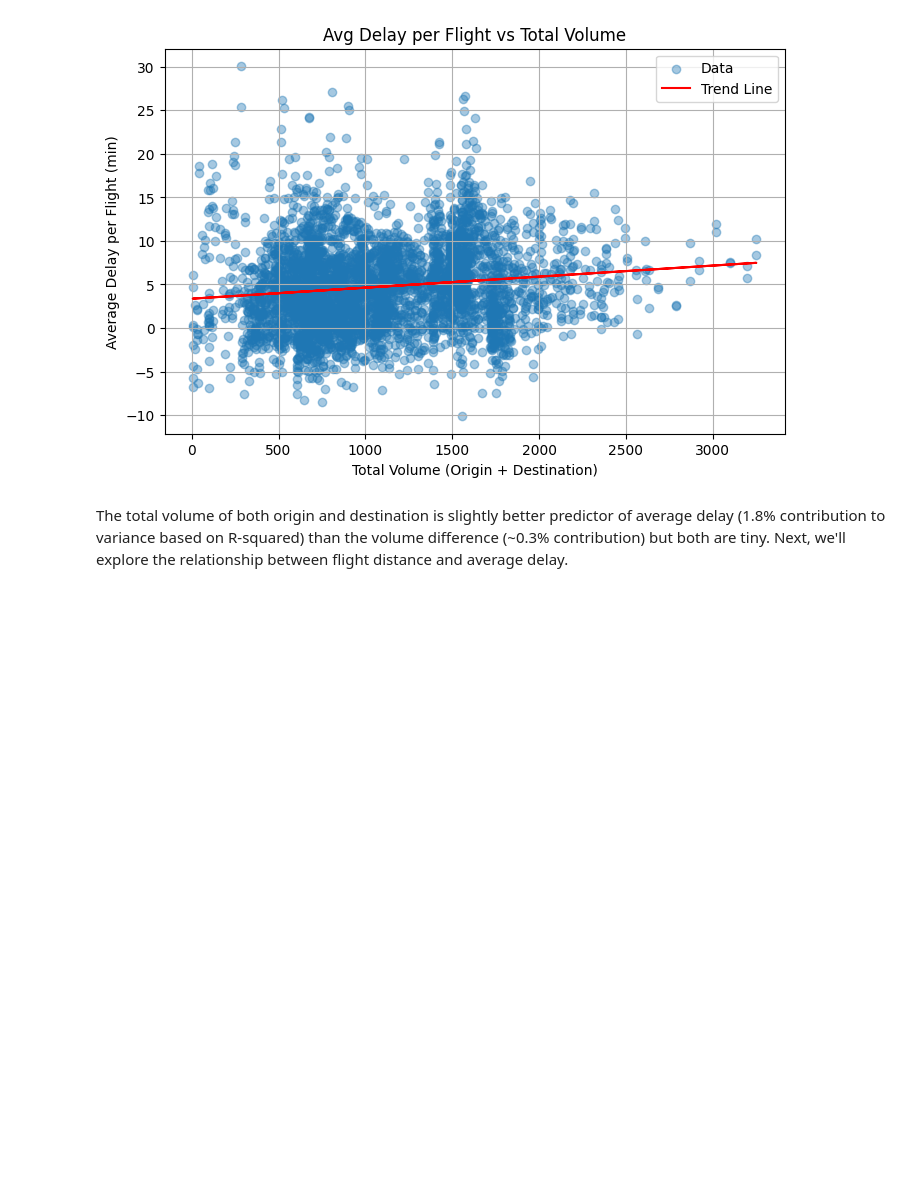
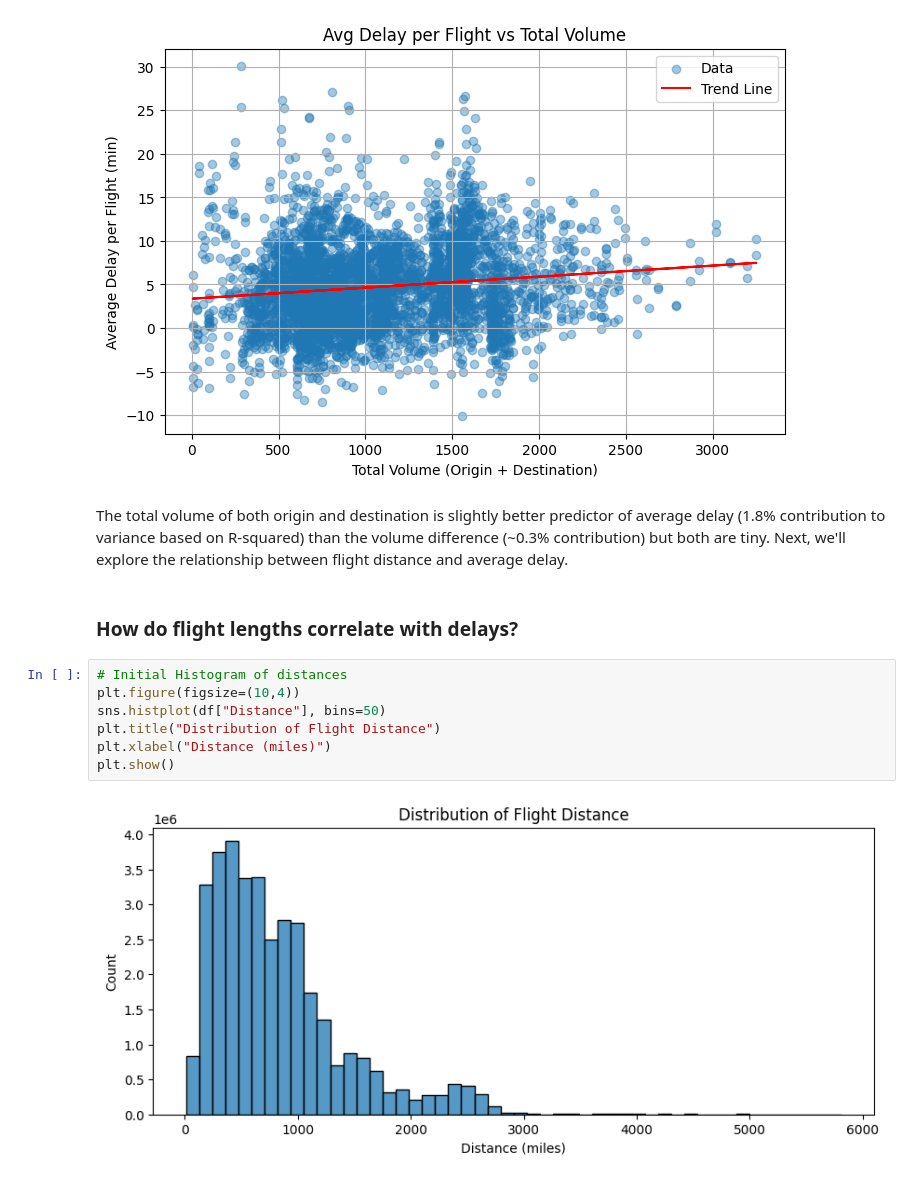
Before and after one commit to oubrando/eda-project, a Jupyter notebook: notebooks/Brandon_inputs.ipynb, the cells around one changed output. Drawn from its saved outputs; the diff is of its cells as text; blank space fills up the shorter version.

```diff
--- a/notebooks/Brandon_inputs.ipynb
+++ b/notebooks/Brandon_inputs.ipynb
@@ -578,3 +594,14 @@ plt.show()
 [figure]
 # %% [markdown]
 The total volume of both origin and destination is slightly better predictor of average delay (1.8% contribution to variance based on R-squared) than the volume difference (~0.3% contribution) but both are tiny.  Next, we'll explore the relationship between flight distance and average delay.
+# %% [markdown]
+### How do flight lengths correlate with delays?
+# %%
+# Initial Histogram of distances
+plt.figure(figsize=(10,4))
+sns.histplot(df["Distance"], bins=50)
+plt.title("Distribution of Flight Distance")
+plt.xlabel("Distance (miles)")
+plt.show()
+# %% [output]
+[figure, added]
```
Also changed, not shown: parts of 40 cells of this notebook.
